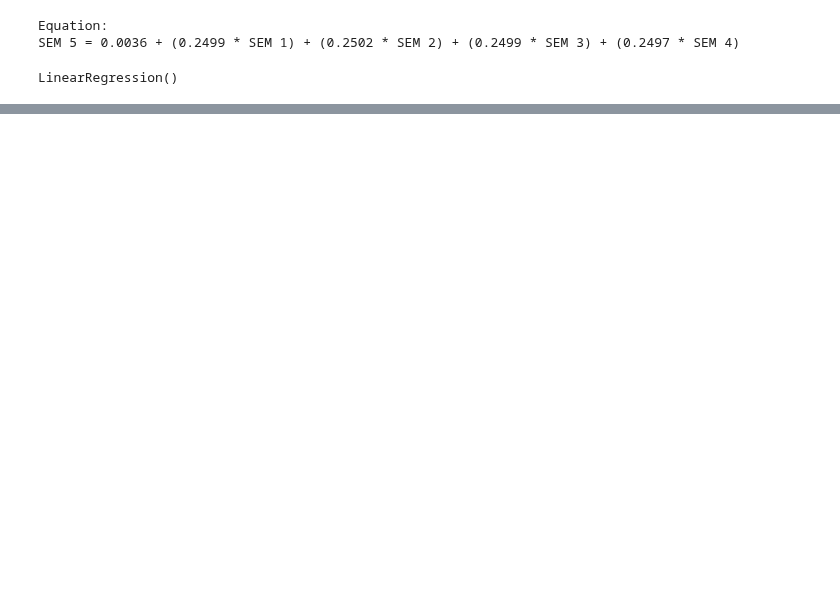
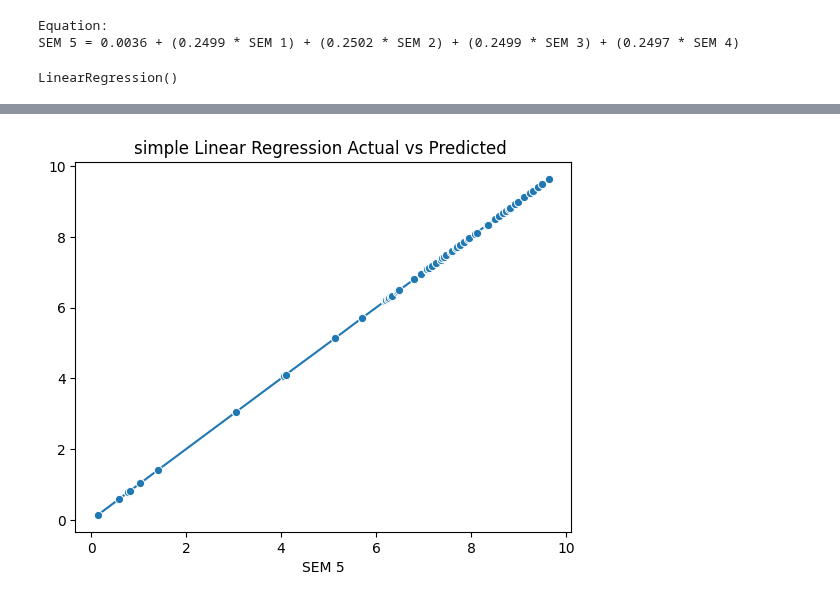
Before and after one commit to Prabhupritam-001/AML_LAB, a Jupyter notebook: Experiment_03/code.ipynb, the cells around one changed output, grey strips where cells are left out. Cells and saved outputs as stored; diff of their text form; code cells hidden in the pictures; blank space fills up the shorter version.

```diff
--- a/Experiment_03/code.ipynb
+++ b/Experiment_03/code.ipynb
@@ -120,0 +150,6 @@ SEM 5 = 0.0035 + (0.9997 × Average of SEM1-SEM4)
+# %%
+sns.lineplot(x=s_y_test,y=s_y_pred,marker='o')
+plt.title("simple Linear Regression Actual vs Predicted ")
+plt.show()
+# %% [output]
+[figure, added]
```
Also changed, not shown: parts of 10 cells of this notebook.
